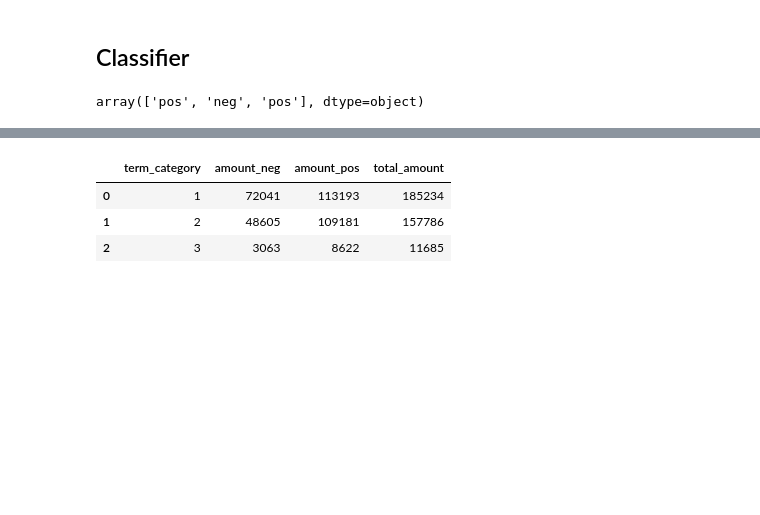
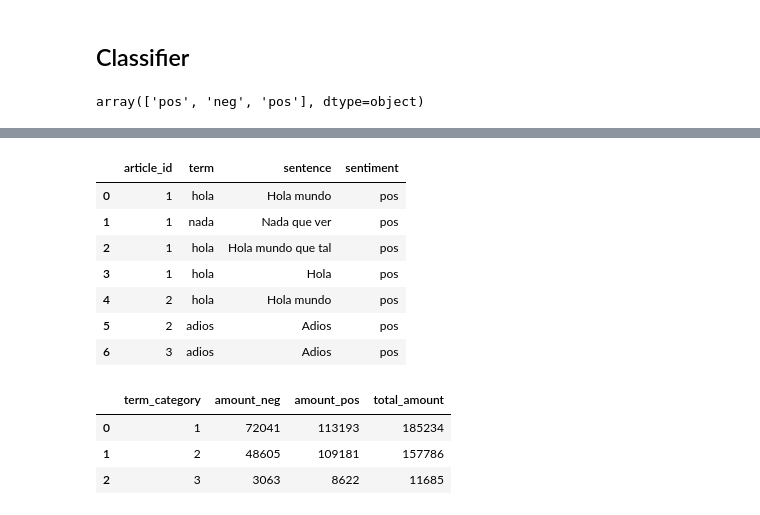
Before and after one commit to mavillard/liwc, a Jupyter notebook: csv_to_nytimes.ipynb, the cells around one changed output, grey strips where cells are left out. Drawn from its saved outputs; the diff is of its cells as text; code cells hidden in the pictures; blank space fills up the shorter version.

```diff
--- a/csv_to_nytimes.ipynb
+++ b/csv_to_nytimes.ipynb
@@ -129,18 +109,17 @@ term             934648
 sentence         934648
 dtype: int64
 # %%
-df = pd.DataFrame([
-                [1, 'hola', 'Hola mundo'],         # 0
-                [1, 'nada', 'Nada que ver'],       # 1
-                [1, 'hola', 'Hola mundo que tal'], # 2
-                [1, 'hola', 'Hola'],               # 3
-                [2, 'hola', 'Hola mundo'],         # 4
-                [2, 'adios', 'Adios'],             # 5
-                [3, 'adios', 'Adios'],             # 6
-               ], columns=['article_id', 'term', 'sentence'])
-g = df.groupby(['article_id', 'term'])['sentence'].aggregate({'indexes_to_delete': indexes_to_delete})
-l = list(set(
-    [index for index_list in g['indexes_to_delete'] for index in eval(index_list)]
-))
-df2 = df.drop(l)
-df2
+# df = pd.DataFrame([
+#                 [1, 'hola', 'Hola mundo'],         # 0
+#                 [1, 'nada', 'Nada que ver'],       # 1
+#                 [1, 'hola', 'Hola mundo que tal'], # 2
+#                 [1, 'hola', 'Hola'],               # 3
+#                 [2, 'hola', 'Hola mundo'],         # 4
+#                 [2, 'adios', 'Adios'],             # 5
+#                 [3, 'adios', 'Adios'],             # 6
+#                ], columns=['article_id', 'term', 'sentence'])
+# g = df.groupby(['article_id', 'term'])['sentence'].aggregate({'indexes_to_delete': indexes_to_delete})
+# l = list(set(
+#     [index for index_list in g['indexes_to_delete'] for index in eval(index_list)]
+# ))
+# df2 = df.drop(l)
@@ -215,3 +197,14 @@ data['sentiment'] = sentiments_df
+# %%
+df
+# %% [output]
+|  | article_id | term | sentence | sentiment |
+| 0 | 1 | hola | Hola mundo | pos |
+| 1 | 1 | nada | Nada que ver | pos |
+| 2 | 1 | hola | Hola mundo que tal | pos |
+| 3 | 1 | hola | Hola | pos |
+| 4 | 2 | hola | Hola mundo | pos |
+| 5 | 2 | adios | Adios | pos |
+| 6 | 3 | adios | Adios | pos |
 # %%
 def diff_month(d1, d2):
     return (d2.year - d1.year) * 12 + d2.month - d1.month
```
Also changed, not shown: parts of 18 cells of this notebook.
